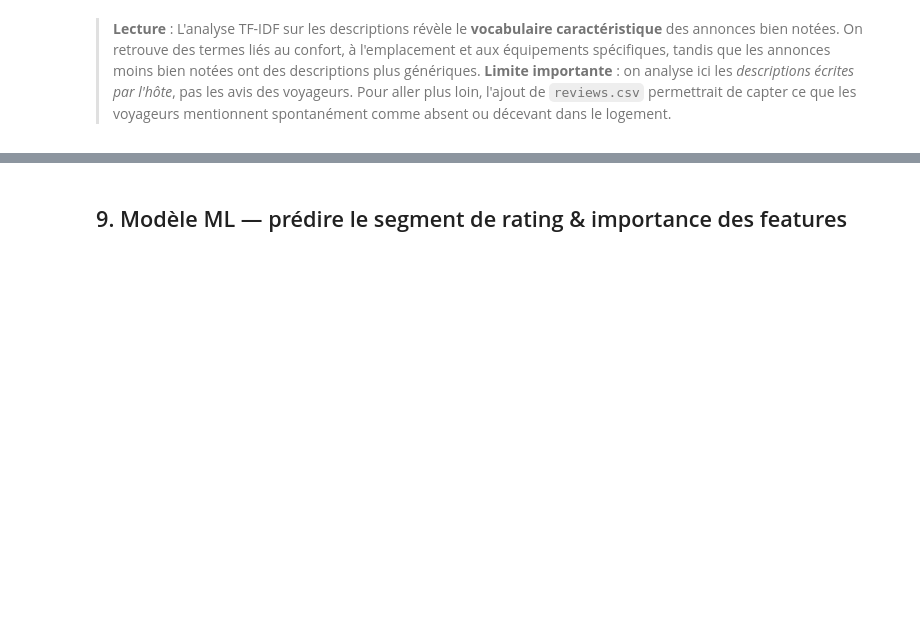
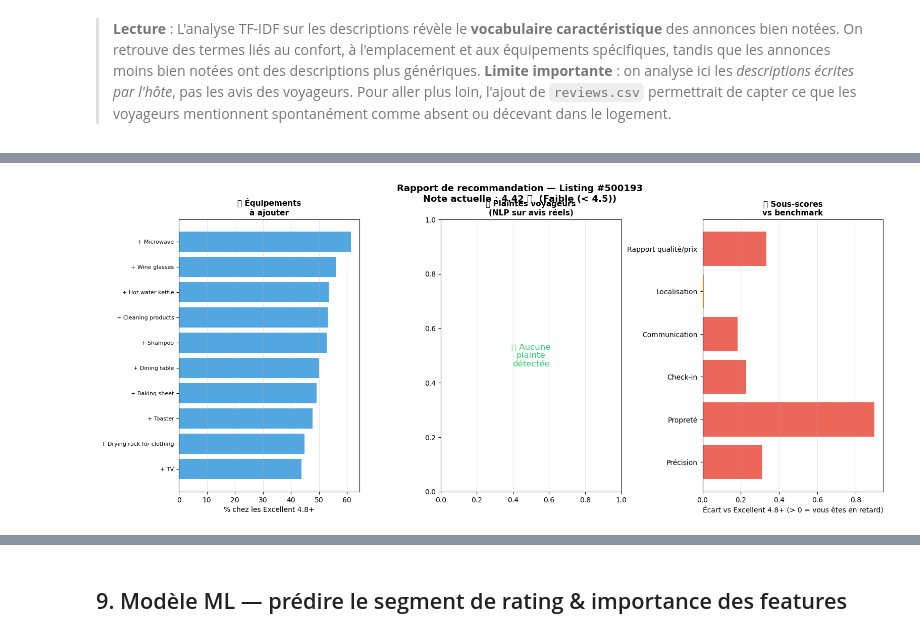
Before and after one commit to Benoit-DAVID-33/Ynov, a Jupyter notebook: semaine_26_05_2026/module_data/airbnb/uc_rating_optimizer/UC_Rating_Optimizer.ipynb, the cells around one changed output, grey strips where cells are left out. Saved outputs shown, nothing was run; the diff lists cells and outputs as text; code cells hidden in the pictures; blank space fills up the shorter version.

```diff
--- a/semaine_26_05_2026/module_data/airbnb/uc_rating_optimizer/UC_Rating_Optimizer.ipynb
+++ b/semaine_26_05_2026/module_data/airbnb/uc_rating_optimizer/UC_Rating_Optimizer.ipynb
@@ -612,0 +1035,88 @@ wordcloud non installé — pip install wordcloud
+# %%
+def plot_full_recommendation(listing_id, df_listings=df_with_complaints, top_n=10):
+    """Graphique récapitulatif en 3 panneaux pour la recommandation complète."""
+    row = df_listings[df_listings['id'] == listing_id]
+    if row.empty:
+        return
+    row = row.iloc[0]
+
+    neighbourhood = row['neighbourhood_cleansed']
+    current_amenities = set(row['amenities_list'])
+
+    ref = df_listings[
+        (df_listings['rating_segment'] == 'Excellent (4.8+)') &
+        (df_listings['neighbourhood_cleansed'] == neighbourhood)
+    ]
+    if len(ref) < 10:
+        ref = df_listings[df_listings['rating_segment'] == 'Excellent (4.8+)']
+
+    ref_amen_freq = amenity_freq(ref)
+    missing_amen = sorted(
+        [(a, f) for a, f in ref_amen_freq.items() if a not in current_amenities and f >= 0.15],
+        key=lambda x: -x[1]
+    )[:top_n]
+
+    complaint_signals = sorted(
+        [(cat, row[f'pct_{cat}']) for cat in CATEGORIES if row.get(f'pct_{cat}', 0) > 0.02],
+        key=lambda x: -x[1]
+    )[:8]
+
+    ref_sub = ref[sub_scores].mean()
+    sub_gap = (ref_sub - row[sub_scores])
+    sub_gap.index = labels
+
+    fig = plt.figure(figsize=(18, 7))
+    gs = fig.add_gridspec(1, 3, wspace=0.45)
+
+    # Panel 1 : Équipements manquants
+    ax1 = fig.add_subplot(gs[0])
+    if missing_amen:
+        ams, freqs = zip(*missing_amen)
+        ax1.barh(range(len(ams)), [f * 100 for f in freqs], color=COLORS['base'], alpha=0.85)
+        ax1.set_yticks(range(len(ams)))
+        ax1.set_yticklabels([f'+ {a}' for a in ams], fontsize=8)
+        ax1.invert_yaxis()
+        ax1.set_xlabel('% chez les Excellent 4.8+')
+    else:
+        ax1.text(0.5, 0.5, '✅ Aucun\néquipement\nmanquant', ha='center', va='center',
+                 transform=ax1.transAxes, fontsize=12, color=COLORS['high'])
+    ax1.set_title('🔧 Équipements\nà ajouter', fontsize=11, fontweight='bold')
+    ax1.grid(axis='x', alpha=0.3)
+
+    # Panel 2 : Plaintes voyageurs
+    ax2 = fig.add_subplot(gs[1])
+    if complaint_signals:
+        cats, pcts = zip(*complaint_signals)
+        ax2.barh(range(len(cats)), [p * 100 for p in pcts], color=COLORS['low'], alpha=0.85)
+        ax2.set_yticks(range(len(cats)))
+        ax2.set_yticklabels([f'⚠️ {c}' for c in cats], fontsize=8)
+        ax2.invert_yaxis()
+        ax2.set_xlabel("% d'avis mentionnant la plainte")
+    else:
+        ax2.text(0.5, 0.5, '✅ Aucune\nplainte\ndétectée', ha='center', va='center',
+                 transform=ax2.transAxes, fontsize=12, color=COLORS['high'])
+    ax2.set_title('💬 Plaintes voyageurs\n(NLP sur avis réels)', fontsize=11, fontweight='bold')
+    ax2.grid(axis='x', alpha=0.3)
+
+    # Panel 3 : Sous-scores vs benchmark
+    ax3 = fig.add_subplot(gs[2])
+    gap_colors = [COLORS['low'] if v > 0.05 else (COLORS['mid'] if v > 0 else COLORS['high'])
+                  for v in sub_gap.values]
+    ax3.barh(labels, sub_gap.values, color=gap_colors, alpha=0.85)
+    ax3.axvline(0, color='black', linewidth=0.8)
+    ax3.set_xlabel('Écart vs Excellent 4.8+ (> 0 = vous êtes en retard)')
+    ax3.set_title('📊 Sous-scores\nvs benchmark', fontsize=11, fontweight='bold')
+    ax3.grid(axis='x', alpha=0.3)
+
+    fig.suptitle(
+        f'Rapport de recommandation — Listing #{listing_id}\n'
+        f'Note actuelle : {row["review_scores_rating"]:.2f} ⭐  ({row["rating_segment"]})',
+        fontsize=13, fontweight='bold'
+    )
+    plt.savefig(f'15_full_report_{listing_id}.png', dpi=150, bbox_inches='tight')
+    plt.show()
+
+
+plot_full_recommendation(sample_low['id'])
+# %% [output]
+[figure, added]
```
Also changed, not shown: parts of 19 cells of this notebook, 6 other files.
